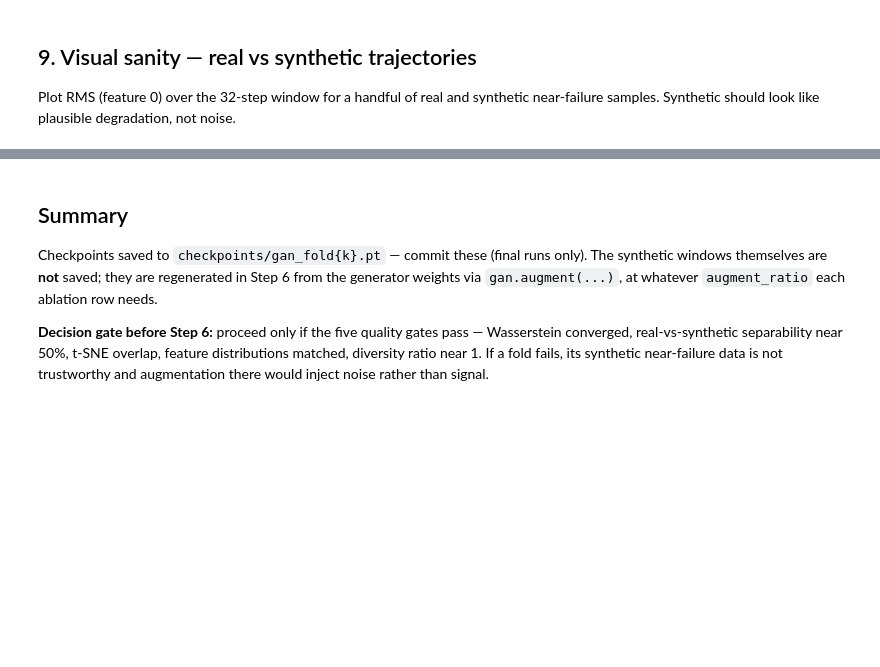
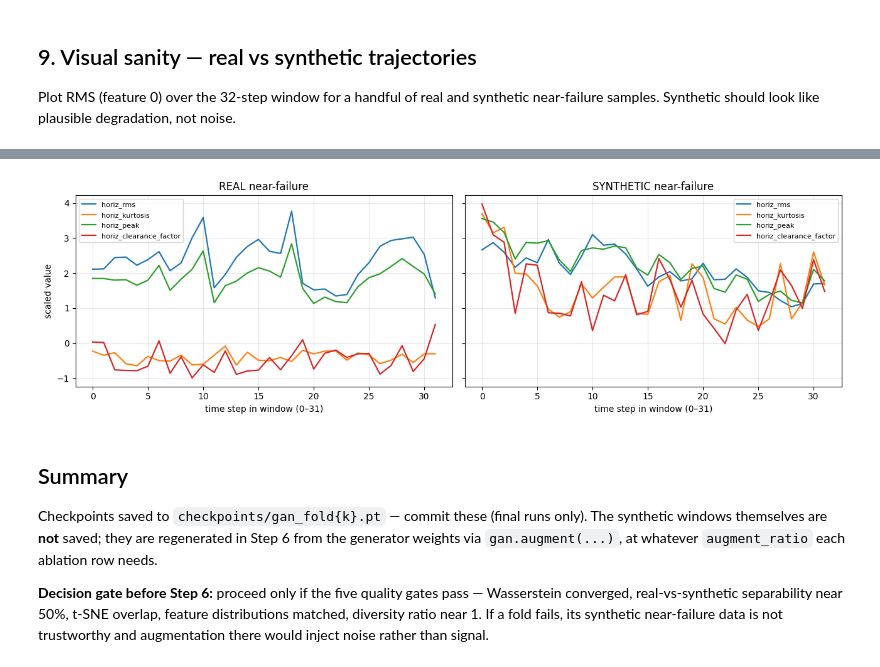
Before and after one commit to f-khadija-benzine/RESS_2025_GAN_Conformal_RUL, a Jupyter notebook: notebooks/04_train_gan.ipynb, the cells around one changed output, grey strips where cells are left out. Cells and saved outputs as stored; diff of their text form; code cells hidden in the pictures; blank space fills up the shorter version.

```diff
--- a/notebooks/04_train_gan.ipynb
+++ b/notebooks/04_train_gan.ipynb
@@ -325,3 +386,31 @@ plt.show()
+# %%
+import numpy as np
+import matplotlib.pyplot as plt
+
+k = 5   # pick a fold (5 converged best)
+gan = gans[k]
+d = next(x for x in fold_data if x['fold'] == k)
+
+real = d['X_train'][d['y_stage_train'] == 2]
+real_one = real[np.random.randint(len(real))]      # one real near-failure window
+syn_one  = gan.sample(1, 2)[0]                       # one synthetic near-failure window
+
+names = results[list(results)[0]]['feature_names']
+show = [0, 4, 1, 9]   # rms, kurtosis, peak, clearance_factor — the telling ones
+
+fig, axes = plt.subplots(1, 2, figsize=(13, 4), sharey=True)
+for w, ax, title in [(real_one, axes[0], 'REAL near-failure'),
+                     (syn_one,  axes[1], 'SYNTHETIC near-failure')]:
+    for i in show:
+        ax.plot(w[:, i], label=names[i], lw=1.6)
+    ax.set_title(title); ax.set_xlabel('time step in window (0–31)')
+    ax.grid(alpha=0.3); ax.legend(fontsize=8)
+axes[0].set_ylabel('scaled value')
+plt.tight_layout()
+plt.savefig(f'{SAVE_DIR}/04_real_vs_synthetic_window.png', dpi=150, bbox_inches='tight')
+plt.show()
+# %% [output]
+[figure, added]
 # %% [markdown]
 ## Summary
 
```
Also changed, not shown: parts of 8 cells of this notebook.
